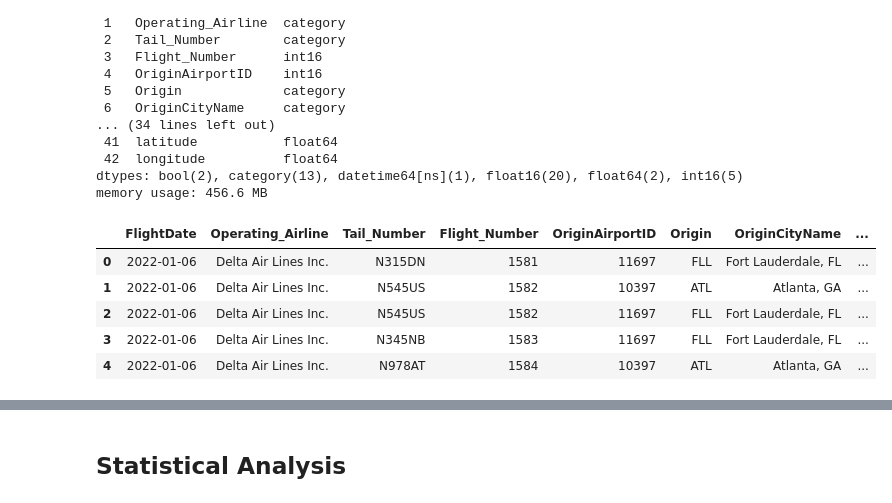
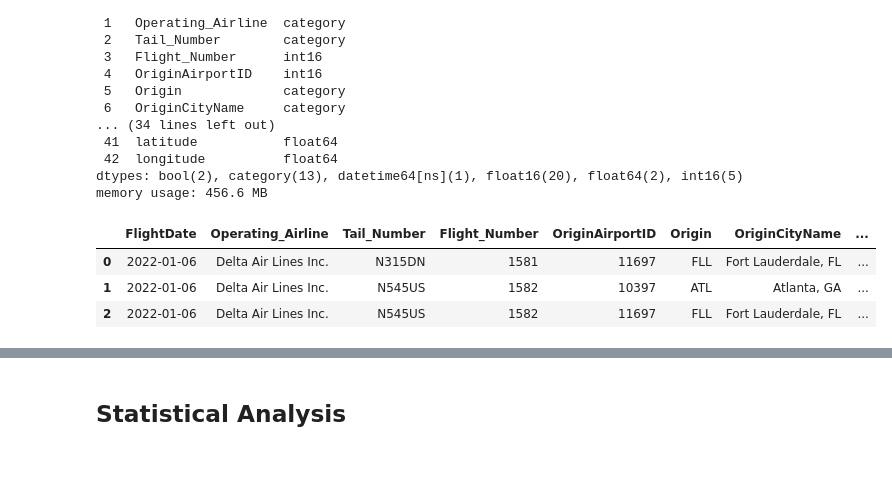
Before and after one commit to georgetown-analytics/team-3, a Jupyter notebook: flight_model/notebooks/STAT/stat1_flight_data_2022.ipynb, the cells around one changed output, grey strips where cells are left out. Cells and saved outputs as stored; diff of their text form; code cells hidden in the pictures; blank space fills up the shorter version.

```diff
--- a/flight_model/notebooks/STAT/stat1_flight_data_2022.ipynb
+++ b/flight_model/notebooks/STAT/stat1_flight_data_2022.ipynb
@@ -142,11 +144,9 @@ memory usage: 456.6 MB
 # %%
-df_flights.head()
+df_flights.head(3)
 # %% [output]
 |  | FlightDate | Operating_Airline | Tail_Number | Flight_Number | OriginAirportID | Origin | OriginCityName | ... |
 | 0 | 2022-01-06 | Delta Air Lines Inc. | N315DN | 1581 | 11697 | FLL | Fort Lauderdale, FL | ... |
 | 1 | 2022-01-06 | Delta Air Lines Inc. | N545US | 1582 | 10397 | ATL | Atlanta, GA | ... |
 | 2 | 2022-01-06 | Delta Air Lines Inc. | N545US | 1582 | 11697 | FLL | Fort Lauderdale, FL | ... |
-| 3 | 2022-01-06 | Delta Air Lines Inc. | N345NB | 1583 | 11697 | FLL | Fort Lauderdale, FL | ... |
-| 4 | 2022-01-06 | Delta Air Lines Inc. | N978AT | 1584 | 10397 | ATL | Atlanta, GA | ... |
 # %%
 df_flights.shape
```
Also changed, not shown: parts of 31 cells of this notebook.
